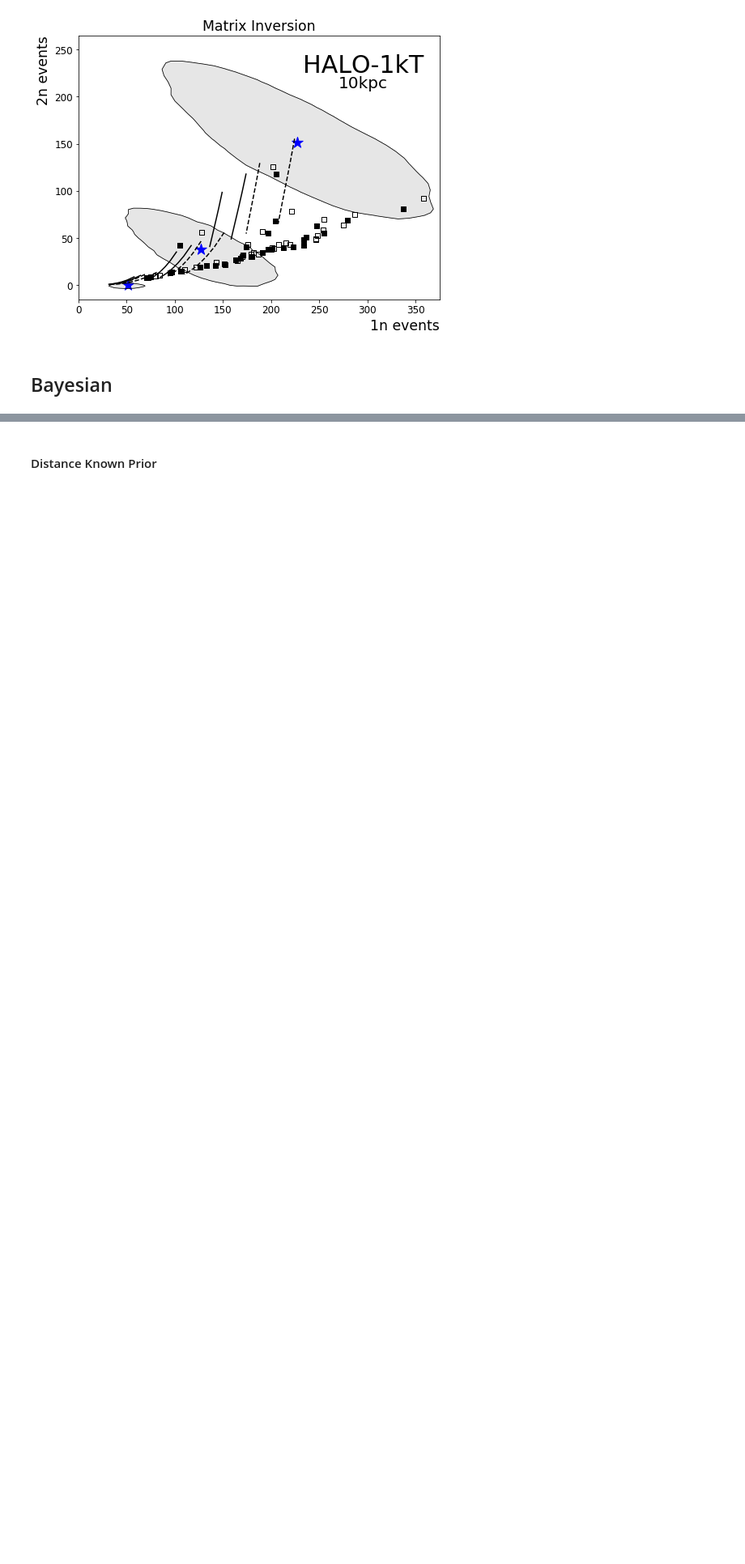
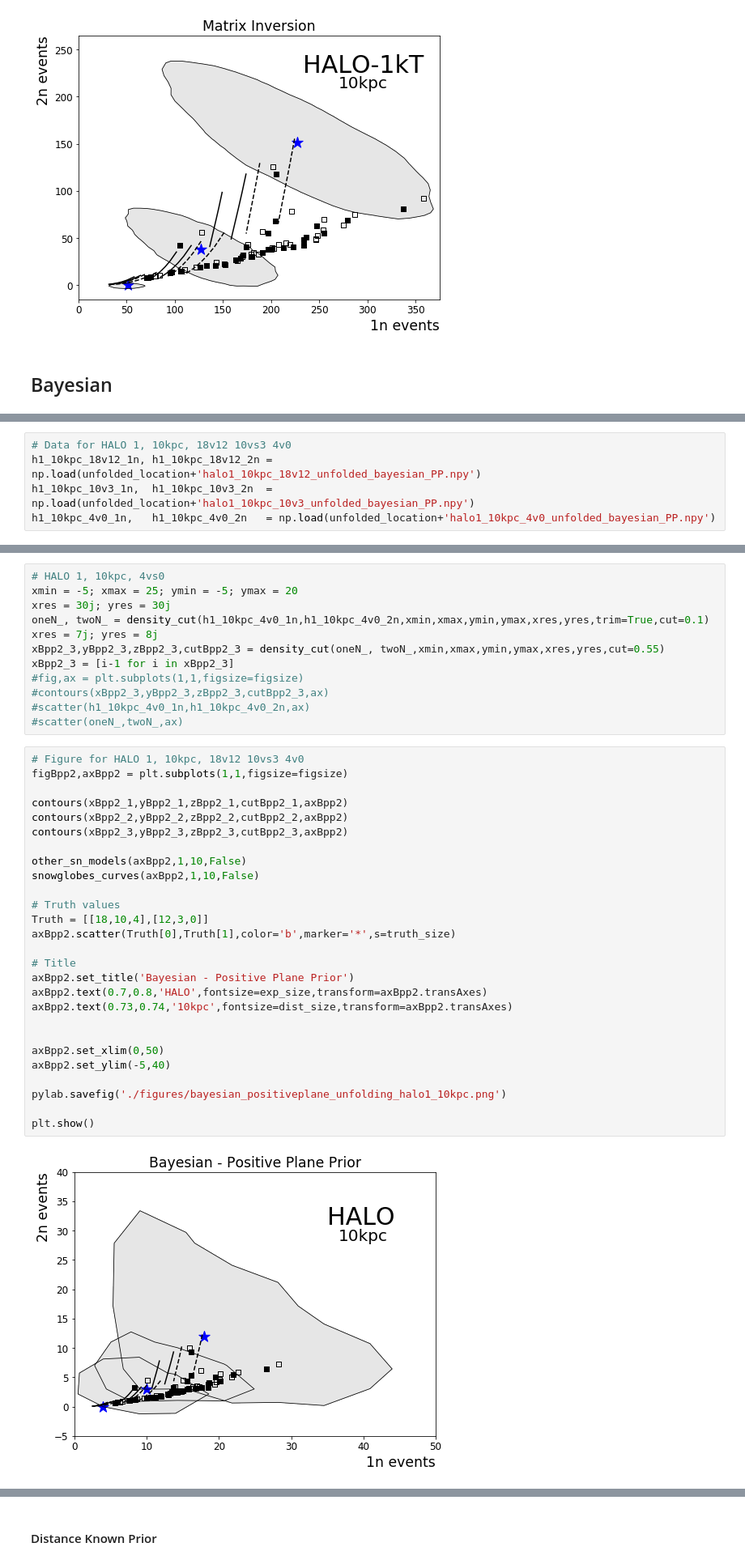
Before and after one commit to jfcrenshaw/halo, a Jupyter notebook: unfolding_plots.ipynb, the cells around one changed output, grey strips where cells are left out. Shown: that part at 81% size. Saved outputs shown, nothing was run; the diff lists cells and outputs as text; blank space fills up the shorter version.

```diff
--- a/unfolding_plots.ipynb
+++ b/unfolding_plots.ipynb
@@ -229,0 +298,5 @@ plt.show()
+# %%
+# Data for HALO 1, 10kpc, 18v12 10vs3 4v0
+h1_10kpc_18v12_1n, h1_10kpc_18v12_2n = np.load(unfolded_location+'halo1_10kpc_18v12_unfolded_bayesian_PP.npy')
+h1_10kpc_10v3_1n,  h1_10kpc_10v3_2n  = np.load(unfolded_location+'halo1_10kpc_10v3_unfolded_bayesian_PP.npy')
+h1_10kpc_4v0_1n,   h1_10kpc_4v0_2n   = np.load(unfolded_location+'halo1_10kpc_4v0_unfolded_bayesian_PP.npy')
@@ -229,0 +326,41 @@ plt.show()
+# %%
+# HALO 1, 10kpc, 4vs0
+xmin = -5; xmax = 25; ymin = -5; ymax = 20
+xres = 30j; yres = 30j
+oneN_, twoN_ = density_cut(h1_10kpc_4v0_1n,h1_10kpc_4v0_2n,xmin,xmax,ymin,ymax,xres,yres,trim=True,cut=0.1)
+xres = 7j; yres = 8j
+xBpp2_3,yBpp2_3,zBpp2_3,cutBpp2_3 = density_cut(oneN_, twoN_,xmin,xmax,ymin,ymax,xres,yres,cut=0.55)
+xBpp2_3 = [i-1 for i in xBpp2_3]
+#fig,ax = plt.subplots(1,1,figsize=figsize)
+#contours(xBpp2_3,yBpp2_3,zBpp2_3,cutBpp2_3,ax)
+#scatter(h1_10kpc_4v0_1n,h1_10kpc_4v0_2n,ax)
+#scatter(oneN_,twoN_,ax)
+# %%
+# Figure for HALO 1, 10kpc, 18v12 10vs3 4v0
+figBpp2,axBpp2 = plt.subplots(1,1,figsize=figsize)
+
+contours(xBpp2_1,yBpp2_1,zBpp2_1,cutBpp2_1,axBpp2)
+contours(xBpp2_2,yBpp2_2,zBpp2_2,cutBpp2_2,axBpp2)
+contours(xBpp2_3,yBpp2_3,zBpp2_3,cutBpp2_3,axBpp2)
+
+other_sn_models(axBpp2,1,10,False)
+snowglobes_curves(axBpp2,1,10,False)
+
+# Truth values
+Truth = [[18,10,4],[12,3,0]]
+axBpp2.scatter(Truth[0],Truth[1],color='b',marker='*',s=truth_size)
+
+# Title
+axBpp2.set_title('Bayesian - Positive Plane Prior')
+axBpp2.text(0.7,0.8,'HALO',fontsize=exp_size,transform=axBpp2.transAxes)
+axBpp2.text(0.73,0.74,'10kpc',fontsize=dist_size,transform=axBpp2.transAxes)
+
+
+axBpp2.set_xlim(0,50)
+axBpp2.set_ylim(-5,40)
+
+pylab.savefig('./figures/bayesian_positiveplane_unfolding_halo1_10kpc.png')
+
+plt.show()
+# %% [output]
+[figure, added]
```
Also changed, not shown: parts of 31 cells of this notebook, 12 other files.
